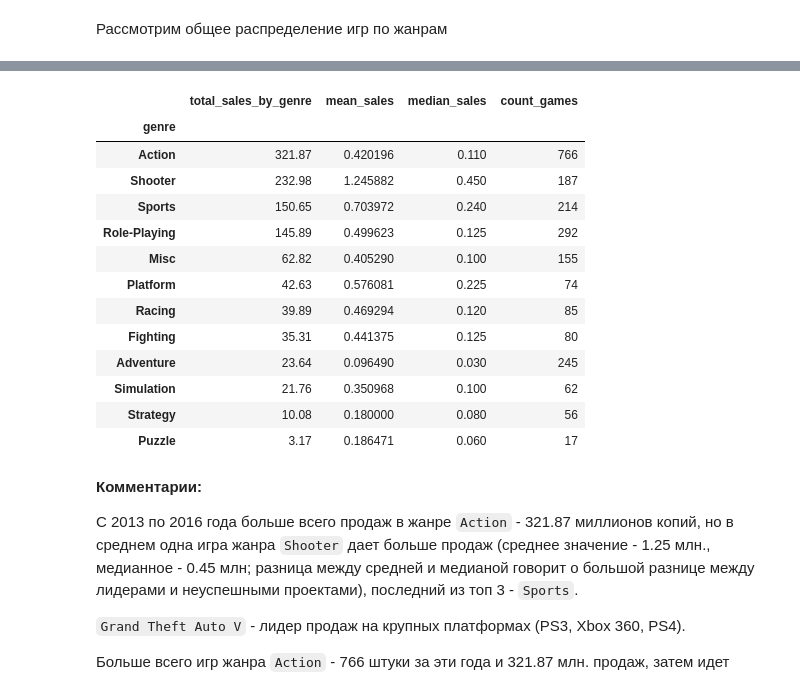
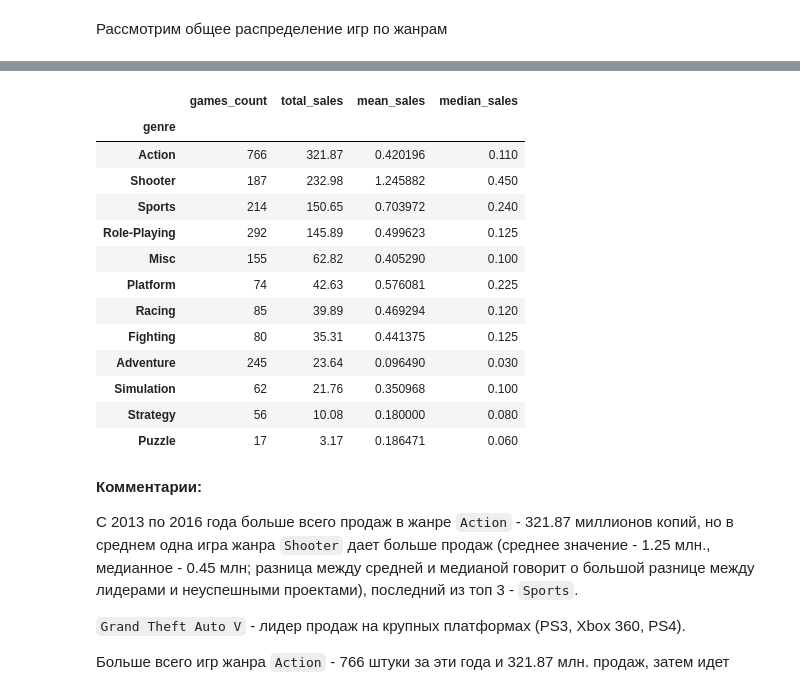
Before and after one commit to crumblinq/videogame-market-analysis, a Jupyter notebook: videogame_market_analysis.ipynb, the cells around one changed output, grey strips where cells are left out. Cells and saved outputs as stored; diff of their text form; code cells hidden in the pictures.

```diff
--- a/videogame_market_analysis.ipynb
+++ b/videogame_market_analysis.ipynb
@@ -1180,8 +1178,8 @@ WiiU (0.42) и 3DS (0.24) - средняя и средне-слабая связ
 # %% [markdown]
 Рассмотрим общее распределение игр по жанрам
 # %%
-df_filtered_last_4years = df.query('year_of_release >= 2013')
-display(df_filtered_last_4years.head(10))
+df_2013_2016 = df.query('year_of_release >= 2013')
+display(df_2013_2016.head(10))
 # %% [output]
 |  | name | platform | year_of_release | genre | na_sales | eu_sales | jp_sales | other_sales | critic_score | ... |
 | 16 | Grand Theft Auto V | PS3 | 2013 | Action | 7.02 | 9.09 | 0.98 | 3.96 | 97.0 | ... |
@@ -1195,29 +1193,29 @@ display(df_filtered_last_4years.head(10))
 | 72 | Minecraft | X360 | 2013 | Misc | 5.70 | 2.65 | 0.02 | 0.81 | NaN | ... |
 | 77 | FIFA 16 | PS4 | 2015 | Sports | 1.12 | 6.12 | 0.06 | 1.28 | 82.0 | ... |
 # %%
-genre_stats2016 = (
-    df_filtered_last_4years
+genre_stats_2013_2016 = (
+    df_2013_2016
     .groupby('genre')['total_sales']
-    .agg(total_sales_by_genre='sum', mean_sales='mean', median_sales='median', count_games='count')
-    .sort_values('total_sales_by_genre', ascending=False)
+    .agg(games_count='count', total_sales='sum', mean_sales='mean', median_sales='median')
+    .sort_values('total_sales', ascending=False)
 )
 
-display(genre_stats2016)
+display(genre_stats_2013_2016)
 # %% [output]
-|  | total_sales_by_genre | mean_sales | median_sales | count_games |
+|  | games_count | total_sales | mean_sales | median_sales |
 | genre |  |  |  |  |
-| Action | 321.87 | 0.420196 | 0.110 | 766 |
-| Shooter | 232.98 | 1.245882 | 0.450 | 187 |
-| Sports | 150.65 | 0.703972 | 0.240 | 214 |
-| Role-Playing | 145.89 | 0.499623 | 0.125 | 292 |
-| Misc | 62.82 | 0.405290 | 0.100 | 155 |
-| Platform | 42.63 | 0.576081 | 0.225 | 74 |
-| Racing | 39.89 | 0.469294 | 0.120 | 85 |
-| Fighting | 35.31 | 0.441375 | 0.125 | 80 |
-| Adventure | 23.64 | 0.096490 | 0.030 | 245 |
-| Simulation | 21.76 | 0.350968 | 0.100 | 62 |
-| Strategy | 10.08 | 0.180000 | 0.080 | 56 |
-| Puzzle | 3.17 | 0.186471 | 0.060 | 17 |
+| Action | 766 | 321.87 | 0.420196 | 0.110 |
+| Shooter | 187 | 232.98 | 1.245882 | 0.450 |
+| Sports | 214 | 150.65 | 0.703972 | 0.240 |
+| Role-Playing | 292 | 145.89 | 0.499623 | 0.125 |
+| Misc | 155 | 62.82 | 0.405290 | 0.100 |
+| Platform | 74 | 42.63 | 0.576081 | 0.225 |
+| Racing | 85 | 39.89 | 0.469294 | 0.120 |
+| Fighting | 80 | 35.31 | 0.441375 | 0.125 |
+| Adventure | 245 | 23.64 | 0.096490 | 0.030 |
+| Simulation | 62 | 21.76 | 0.350968 | 0.100 |
+| Strategy | 56 | 10.08 | 0.180000 | 0.080 |
+| Puzzle | 17 | 3.17 | 0.186471 | 0.060 |
 # %% [markdown]
 **Комментарии:**
 
```
Also changed, not shown: parts of 24 cells of this notebook.
